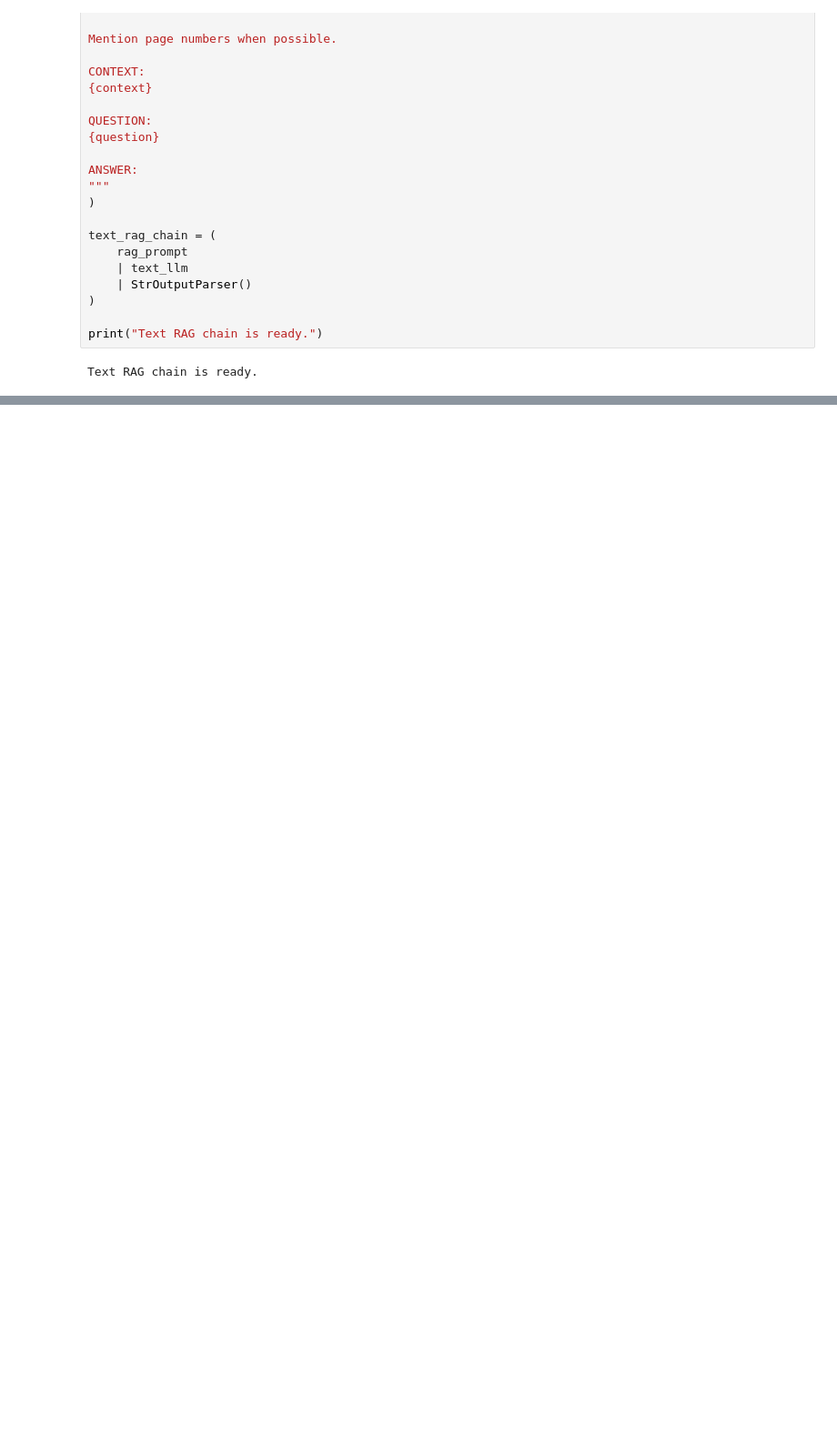
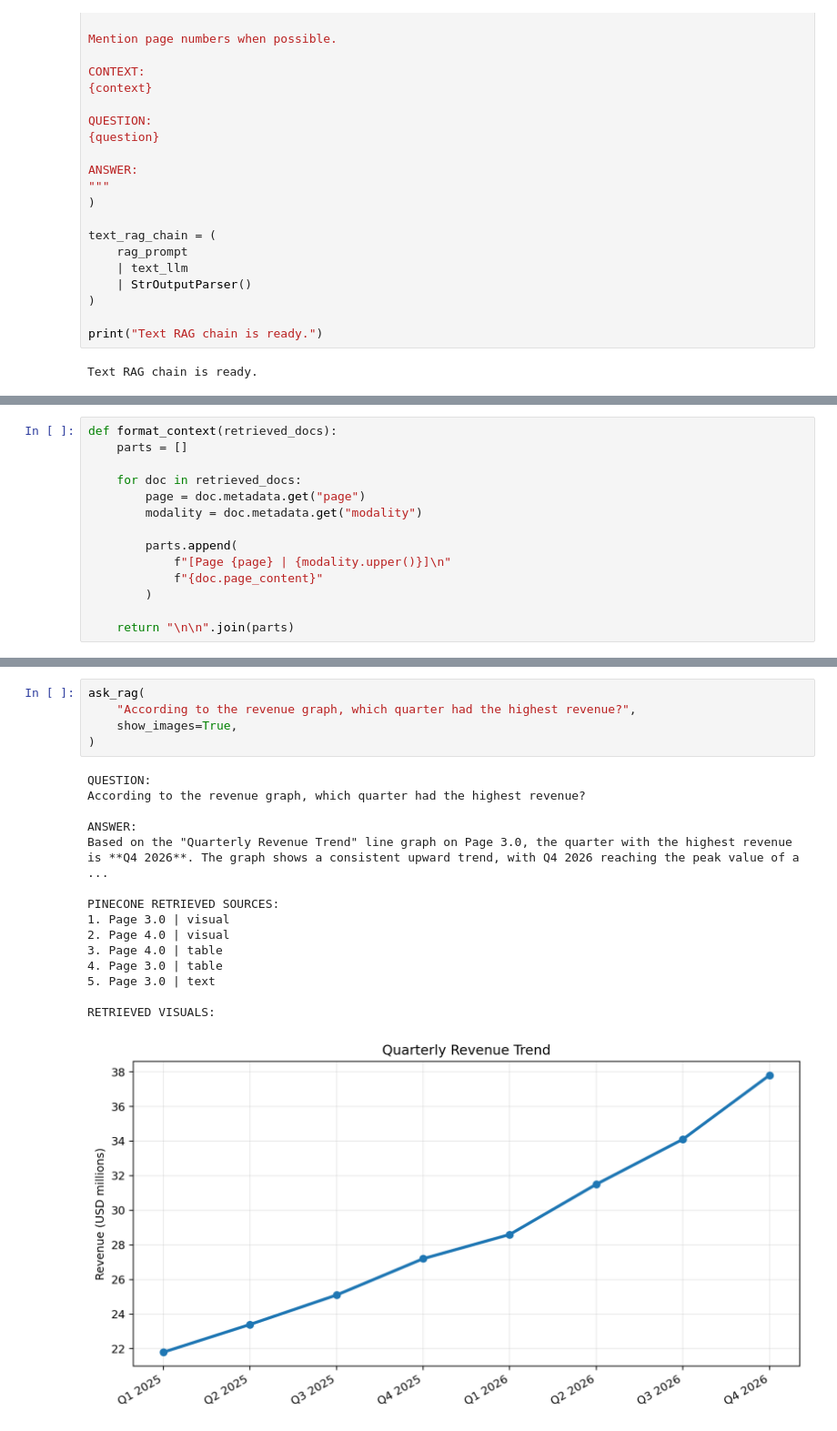
Before and after one commit to LexerPatty/Multimodal_RAG, a Jupyter notebook: multimodal_rag.ipynb, the cells around one changed output, grey strips where cells are left out. Shown at 91% size. Saved outputs shown, nothing was run; the diff lists cells and outputs as text; blank space fills up the shorter version.

```diff
--- a/multimodal_rag.ipynb
+++ b/multimodal_rag.ipynb
@@ -542,0 +541,14 @@ Text RAG chain is ready.
+# %%
+def format_context(retrieved_docs):
+    parts = []
+
+    for doc in retrieved_docs:
+        page = doc.metadata.get("page")
+        modality = doc.metadata.get("modality")
+
+        parts.append(
+            f"[Page {page} | {modality.upper()}]\n"
+            f"{doc.page_content}"
+        )
+
+    return "\n\n".join(parts)
@@ -542,0 +748,21 @@ Text RAG chain is ready.
+# %%
+ask_rag(
+    "According to the revenue graph, which quarter had the highest revenue?",
+    show_images=True,
+)
+# %% [output]
+QUESTION:
+According to the revenue graph, which quarter had the highest revenue?
+
+ANSWER:
+Based on the "Quarterly Revenue Trend" line graph on Page 3.0, the quarter with the highest revenue is **Q4 2026**. The graph shows a consistent upward trend, with Q4 2026 reaching the peak value of a ...
+
+PINECONE RETRIEVED SOURCES:
+1. Page 3.0 | visual
+2. Page 4.0 | visual
+3. Page 4.0 | table
+4. Page 3.0 | table
+5. Page 3.0 | text
+
+RETRIEVED VISUALS:
+[figure, added]
```
Also changed, not shown: parts of 15 cells of this notebook.
